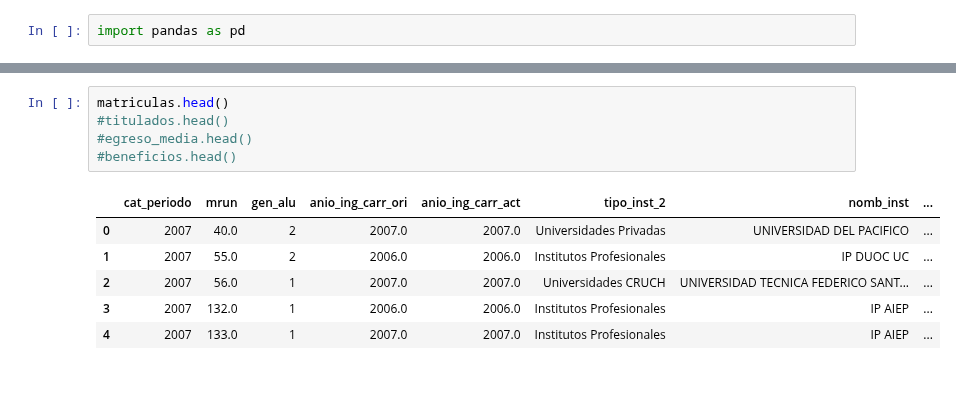
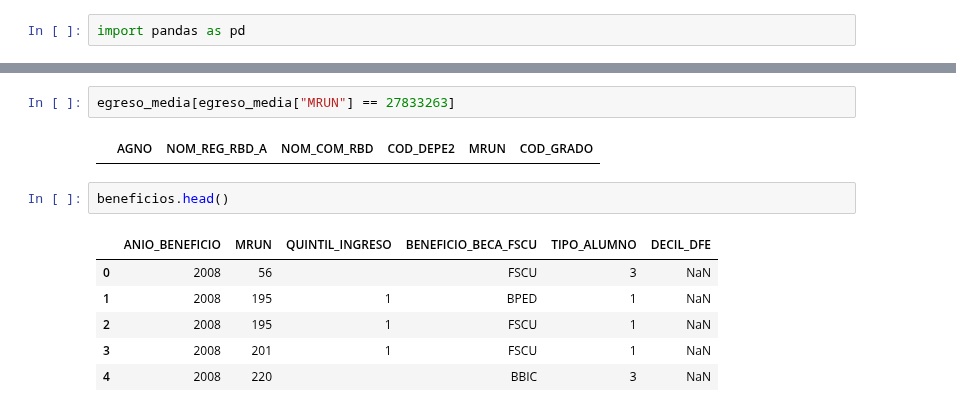
Before and after one commit to albertoitg/visualizacion, a Jupyter notebook: proyecto.ipynb, the cells around one changed output, grey strips where cells are left out. Drawn from its saved outputs; the diff is of its cells as text; blank space fills up the shorter version.

```diff
--- a/proyecto.ipynb
+++ b/proyecto.ipynb
@@ -8,12 +34,13 @@ beneficios = pd.read_csv("data/beneficios.csv").drop(["Unnamed: 0"], axis=1)
+# %%
+egreso_media[egreso_media["MRUN"] == 27833263]
+# %% [output]
+|  | AGNO | NOM_REG_RBD_A | NOM_COM_RBD | COD_DEPE2 | MRUN | COD_GRADO |
 # %%
-matriculas.head()
-#titulados.head()
-#egreso_media.head()
-#beneficios.head()
+beneficios.head()
 # %% [output]
-|  | cat_periodo | mrun | gen_alu | anio_ing_carr_ori | anio_ing_carr_act | tipo_inst_2 | nomb_inst | ... |
-| 0 | 2007 | 40.0 | 2 | 2007.0 | 2007.0 | Universidades Privadas | UNIVERSIDAD DEL PACIFICO | ... |
-| 1 | 2007 | 55.0 | 2 | 2006.0 | 2006.0 | Institutos Profesionales | IP DUOC UC | ... |
-| 2 | 2007 | 56.0 | 1 | 2007.0 | 2007.0 | Universidades CRUCH | UNIVERSIDAD TECNICA FEDERICO SANT... | ... |
-| 3 | 2007 | 132.0 | 1 | 2006.0 | 2006.0 | Institutos Profesionales | IP AIEP | ... |
-| 4 | 2007 | 133.0 | 1 | 2007.0 | 2007.0 | Institutos Profesionales | IP AIEP | ... |
+|  | ANIO_BENEFICIO | MRUN | QUINTIL_INGRESO | BENEFICIO_BECA_FSCU | TIPO_ALUMNO | DECIL_DFE |
+| 0 | 2008 | 56 |  | FSCU | 3 | NaN |
+| 1 | 2008 | 195 | 1 | BPED | 1 | NaN |
+| 2 | 2008 | 195 | 1 | FSCU | 1 | NaN |
+| 3 | 2008 | 201 | 1 | FSCU | 1 | NaN |
+| 4 | 2008 | 220 |  | BBIC | 3 | NaN |
```
Also changed, not shown: parts of 9 cells of this notebook, 1 other file.
